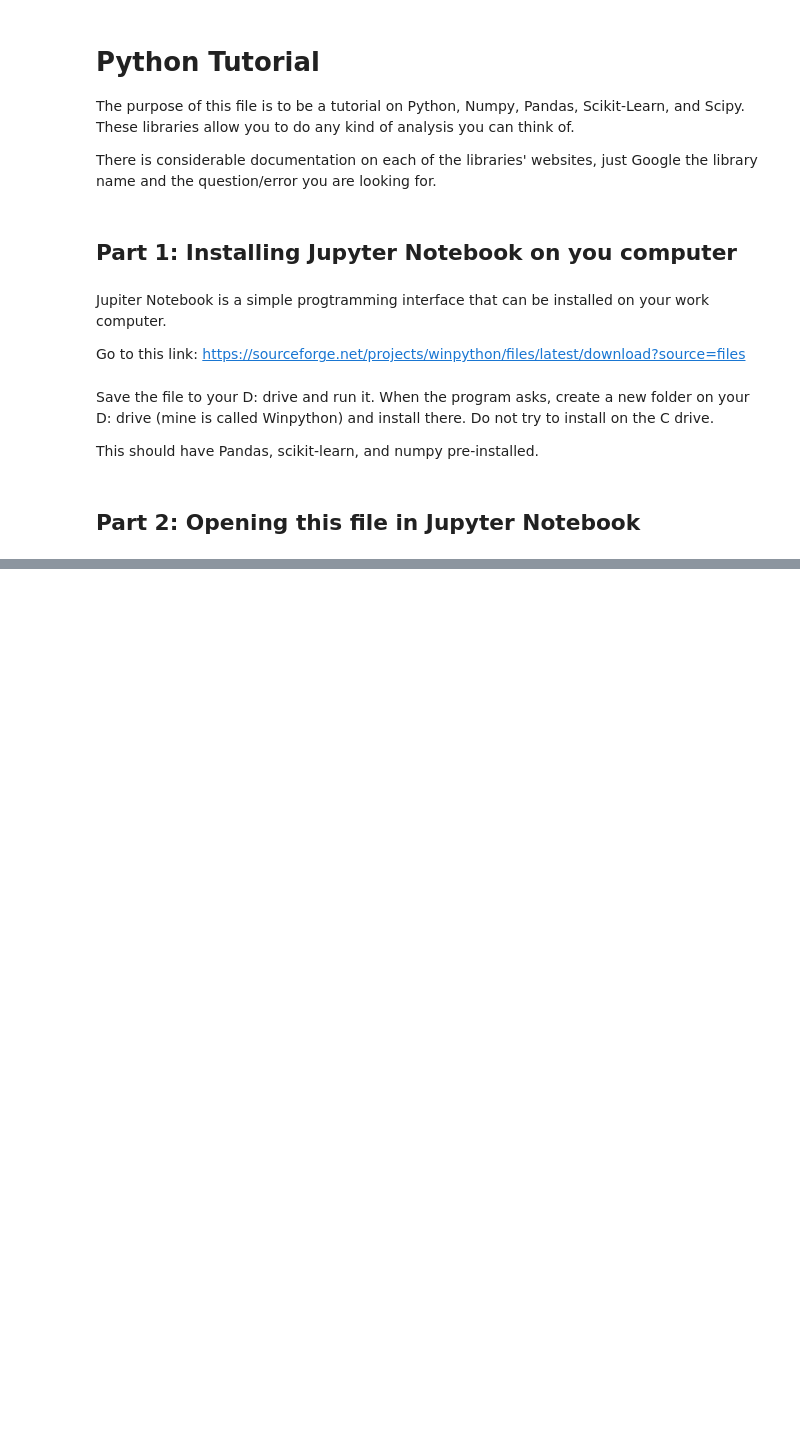
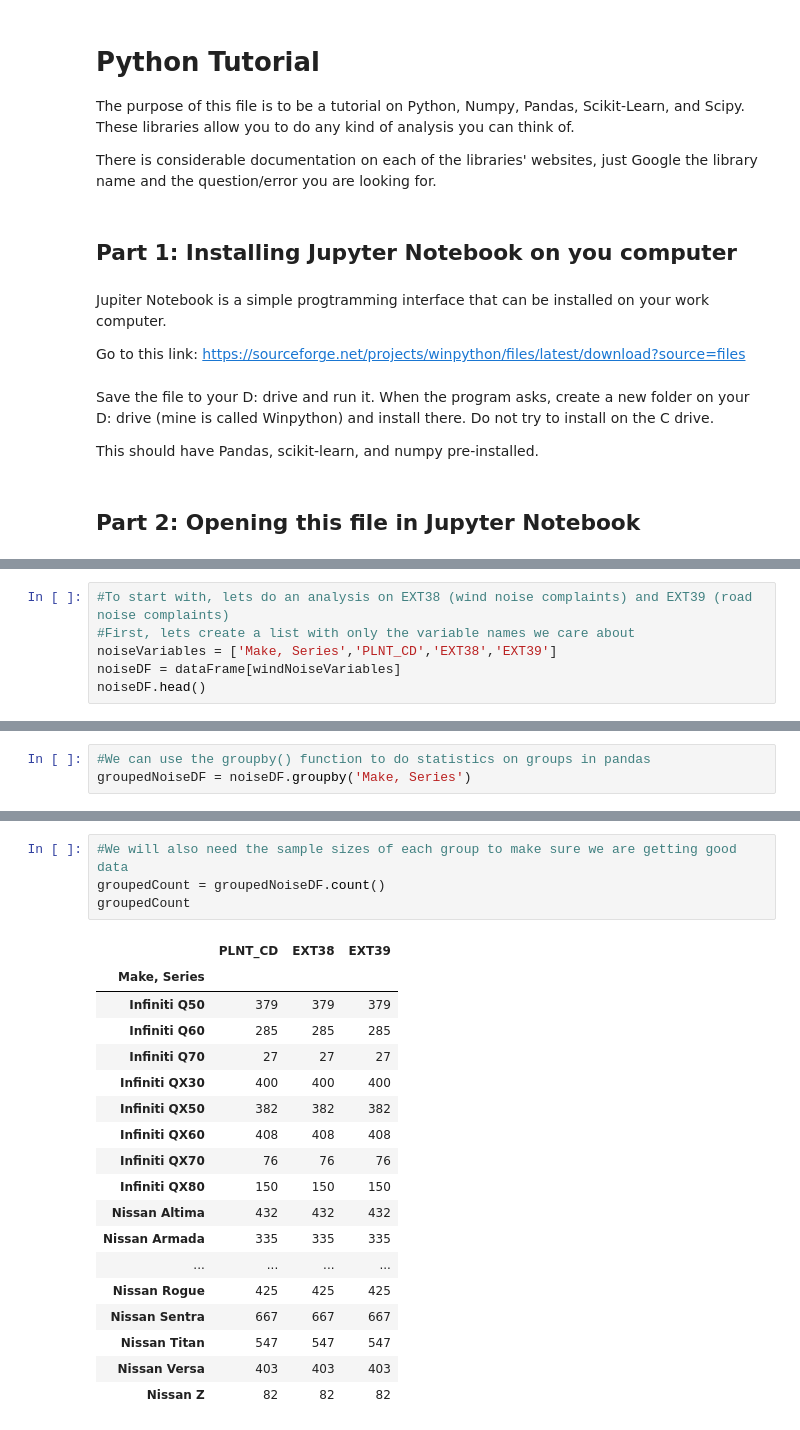
Before and after one commit to kpeterso/PythonTutorial, a Jupyter notebook: Python Pandas tutorial.ipynb, the cells around one changed output, grey strips where cells are left out. Drawn from its saved outputs; the diff is of its cells as text; blank space fills up the shorter version.

```diff
--- a/Python Pandas tutorial.ipynb
+++ b/Python Pandas tutorial.ipynb
@@ -21,0 +136,6 @@ If you are still reading this on Github, download this file and put it into the
+# %%
+#To start with, lets do an analysis on EXT38 (wind noise complaints) and EXT39 (road noise complaints)
+#First, lets create a list with only the variable names we care about
+noiseVariables = ['Make, Series','PLNT_CD','EXT38','EXT39']
+noiseDF = dataFrame[windNoiseVariables]
+noiseDF.head()
@@ -21,0 +183,3 @@ If you are still reading this on Github, download this file and put it into the
+# %%
+#We can use the groupby() function to do statistics on groups in pandas
+groupedNoiseDF = noiseDF.groupby('Make, Series')
@@ -21,0 +209,23 @@ If you are still reading this on Github, download this file and put it into the
+# %%
+#We will also need the sample sizes of each group to make sure we are getting good data
+groupedCount = groupedNoiseDF.count()
+groupedCount
+# %% [output]
+|  | PLNT_CD | EXT38 | EXT39 |
+| Make, Series |  |  |  |
+| Infiniti Q50 | 379 | 379 | 379 |
+| Infiniti Q60 | 285 | 285 | 285 |
+| Infiniti Q70 | 27 | 27 | 27 |
+| Infiniti QX30 | 400 | 400 | 400 |
+| Infiniti QX50 | 382 | 382 | 382 |
+| Infiniti QX60 | 408 | 408 | 408 |
+| Infiniti QX70 | 76 | 76 | 76 |
+| Infiniti QX80 | 150 | 150 | 150 |
+| Nissan Altima | 432 | 432 | 432 |
+| Nissan Armada | 335 | 335 | 335 |
+| ... | ... | ... | ... |
+| Nissan Rogue | 425 | 425 | 425 |
+| Nissan Sentra | 667 | 667 | 667 |
+| Nissan Titan | 547 | 547 | 547 |
+| Nissan Versa | 403 | 403 | 403 |
+| Nissan Z | 82 | 82 | 82 |
```
Also changed, not shown: parts of 34 cells of this notebook.
